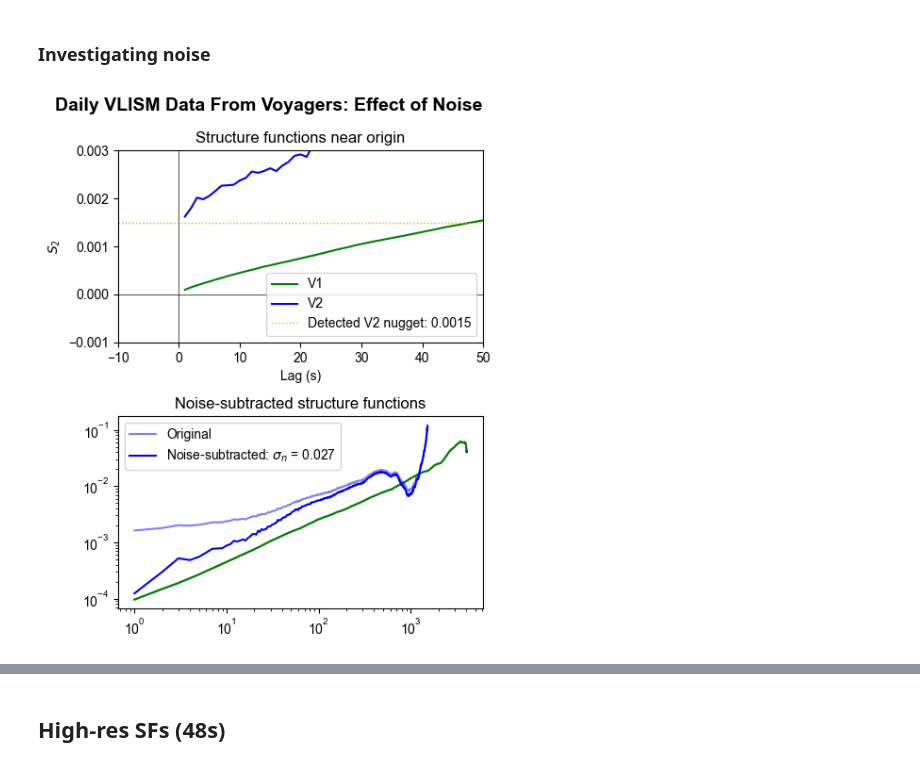
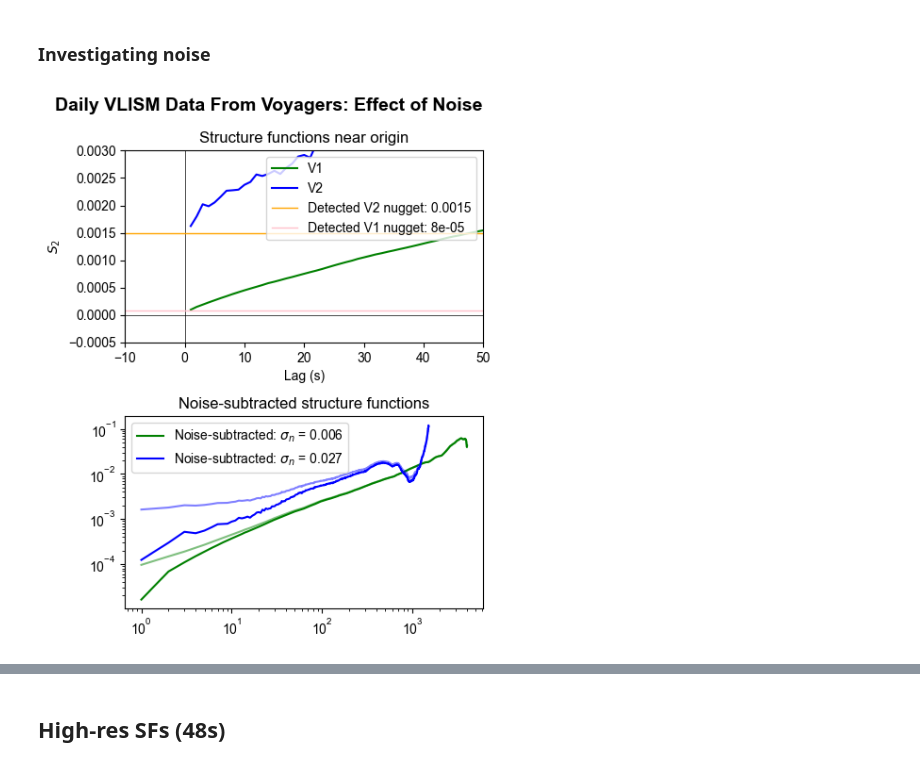
Before and after one commit to daniel-wrench/sf_gap_analysis, a Jupyter notebook: notebooks/ultimate_voyager_sfs.ipynb, the cells around one changed output, grey strips where cells are left out. Saved outputs shown, nothing was run; the diff lists cells and outputs as text; code cells hidden in the pictures.

```diff
--- a/notebooks/ultimate_voyager_sfs.ipynb
+++ b/notebooks/ultimate_voyager_sfs.ipynb
@@ -103,54 +103,64 @@ ax1.plot(
 
 # Set axis limits
 ax1.set_xlim(-10, 50)
-ax1.set_ylim(-0.001, 0.003)
+ax1.set_ylim(-0.0005, 0.003)
 # Add horizontal line at y=0
 ax1.axhline(0, color="black", linewidth=0.5)
 ax1.axvline(0, color="black", linewidth=0.5)
 
 nugget_v2_lr = 0.0015
+nugget_v1_lr = 0.00008
 sigma_err_v2_lr = np.sqrt(nugget_v2_lr / 2)
+sigma_err_v1_lr = np.sqrt(nugget_v1_lr / 2)
 
 ax1.axhline(
     nugget_v2_lr,
     color="orange",
-    linestyle=":",
+    linestyle="-",
     linewidth=1,
     label=f"Detected V2 nugget: {nugget_v2_lr}",
 )
+ax1.axhline(
+    nugget_v1_lr,
+    color="pink",
+    linestyle="-",
+    linewidth=1,
+    label=f"Detected V1 nugget: {nugget_v1_lr}",
+)
 
-
-ax1.legend()
+ax1.legend(loc="upper right")
 ax1.set_xlabel("Lag (s)")
 ax1.set_ylabel("$S_2$")
 ax1.set_title("Structure functions near origin")
 
 ax2.set_title("Noise-subtracted structure functions")
+ax2.loglog(lags_v1_lr, sf_v1_lr, color="green", alpha=0.5)
 ax2.loglog(
-    lags_v1_lr, sf_v1_lr, alpha=0.5, color="green"
+    lags_v1_lr,
+    sf_v1_lr - nugget_v1_lr,
+    color="green",
+    label=f"Noise-subtracted: $\sigma_n$ = {sigma_err_v1_lr:.3f}",
 )
-ax2.loglog(lags_v1_lr, sf_v1_lr, color="green")
 ax2.loglog(
     lags_v2_lr,
     sf_v2_lr,
     color="blue",
     alpha=0.5,
-    label="Original"
 )
 ax2.loglog(
     lags_v2_lr,
     sf_v2_lr - nugget_v2_lr,
     color="blue",
     label=f"Noise-subtracted: $\sigma_n$ = {sigma_err_v2_lr:.3f}",
 )
 ax2.legend()
 
 plt.suptitle(
     "Daily VLISM Data From Voyagers: Effect of Noise",
     fontsize=14,
     fontweight="bold",
     x=0.5,
 )
 plt.tight_layout()
 # %% [output]
-[figure, old version]
+[figure, new version]
```
Also changed, not shown: parts of 17 cells of this notebook.
